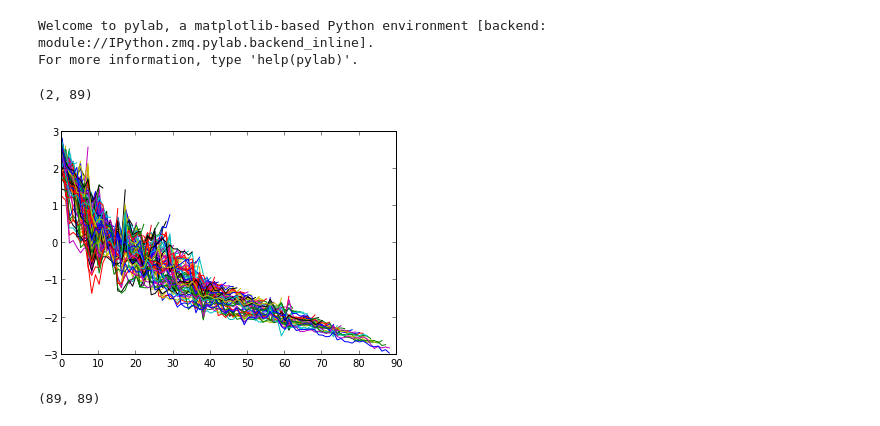
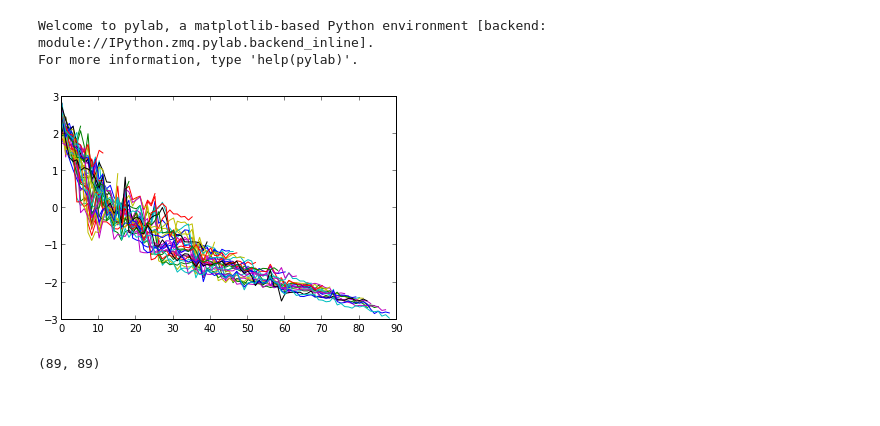
Before and after one commit to autonlab/active-matrix-factorization, a Jupyter notebook: evaluations over time.ipynb, the cells around one changed output. Drawn from its saved outputs; the diff is of its cells as text; code cells hidden in the pictures.

Commit message:
eval over time updates

```diff
--- a/evaluations over time.ipynb
+++ b/evaluations over time.ipynb
@@ -15,12 +15,8 @@ eval_streams = eval_streams.reshape((n*n, num_iters), order='F')
 # %% [output]
 Welcome to pylab, a matplotlib-based Python environment [backend: module://IPython.zmq.pylab.backend_inline].
 For more information, type 'help(pylab)'.
-# %%
-eval_streams[:2]
-# %% [output]
-(2, 89)
 # %%
-plot(np.log(eval_streams.T)); None
+plot(np.log(eval_streams[60:].T)); None
 # %% [output]
-[figure, old version]
+[figure, new version]
 # %%
```
Also changed, not shown: parts of 12 cells of this notebook.
